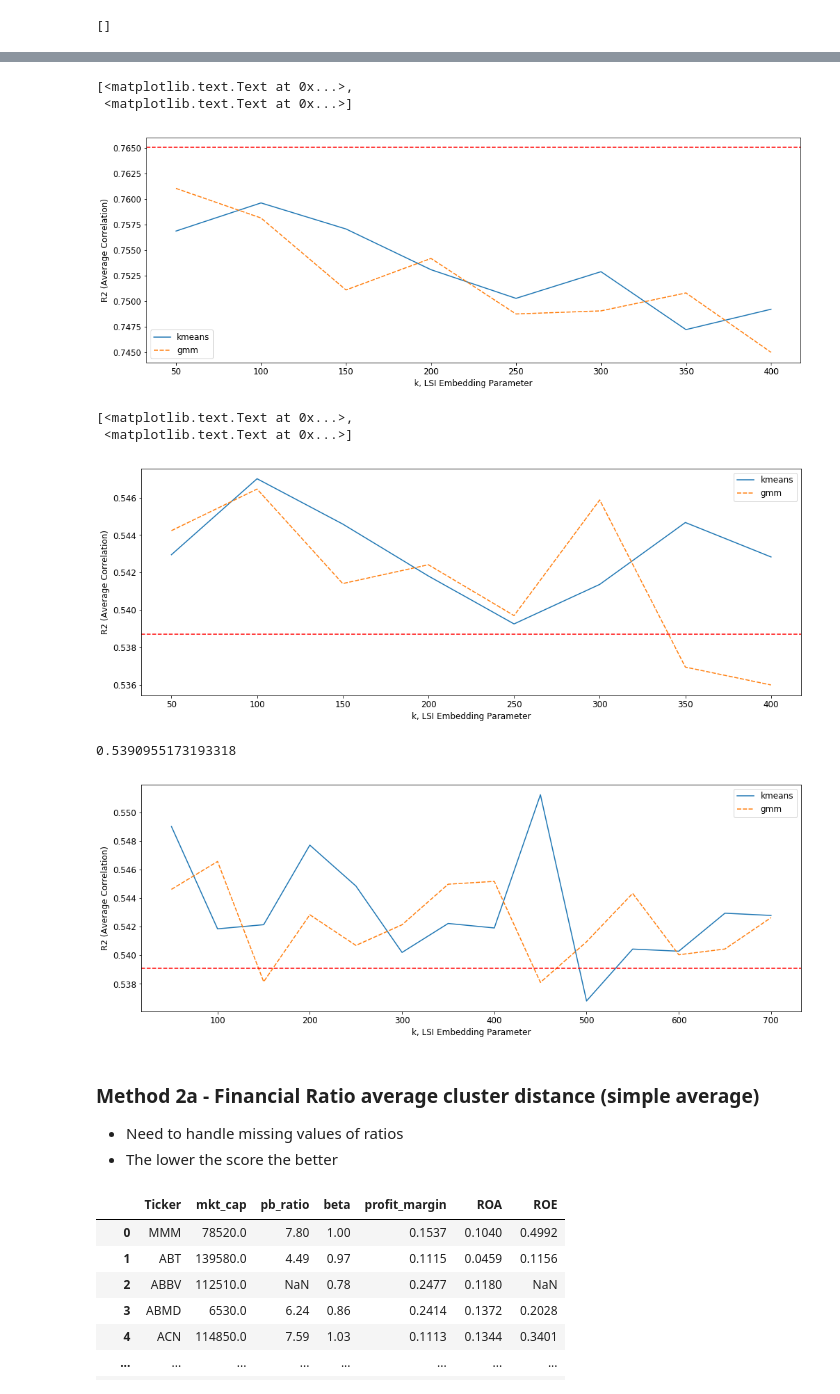
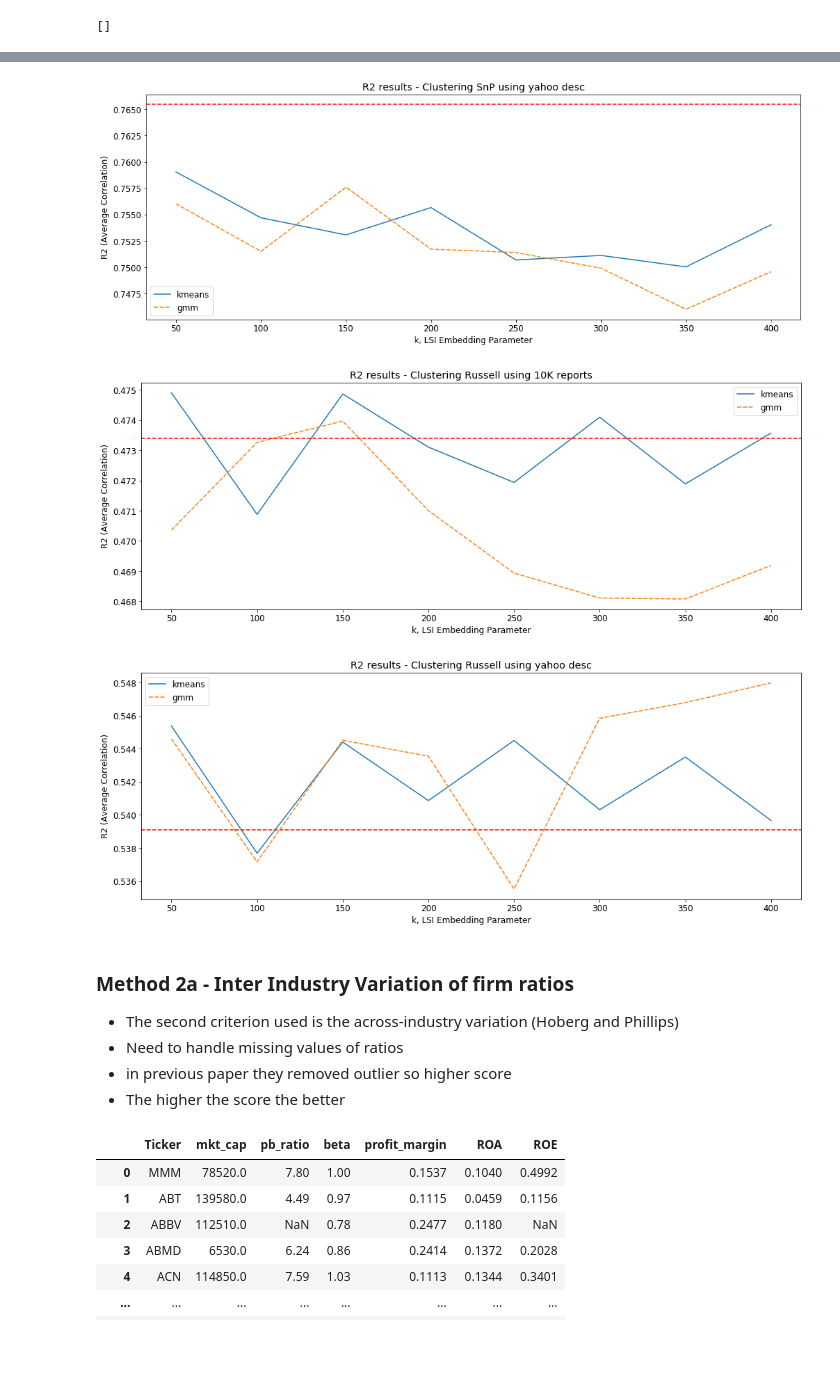
Before and after one commit to Sivalavida/Text-based-Industry-Classification, a Jupyter notebook: LSI Word Embedding.ipynb, the cells around one changed output, grey strips where cells are left out. Drawn from its saved outputs; the diff is of its cells as text; code cells hidden in the pictures; blank space fills up the shorter version.

Commit message:
results generated

```diff
--- a/LSI Word Embedding.ipynb
+++ b/LSI Word Embedding.ipynb
@@ -384,7 +411,7 @@ dtm.shape
 # %%
 gics_df = pd.DataFrame(desc_df.GICS.cat.codes, columns=['GICS'])
 cluster_dfs_list = [desc_df[['Ticker']], gics_df]
-for k in tnrange(50, 701, 50):
+for k in tnrange(50, 401, 50):
     # LSI Embedding
     lsa_k = TruncatedSVD(k, algorithm = 'arpack')
     dtm_lsa_k = lsa_k.fit_transform(dtm)
@@ -536,33 +539,31 @@ ax.set(xlabel='k, LSI Embedding Parameter', ylabel='R2 (Average Correlation)')
 # %%
 ax = sns.lineplot(data=avg_R2_pivot_df, sort=False)
 ax.axhline(GICS_R2, color="red", linestyle="--")
-ax.set(xlabel='k, LSI Embedding Parameter', ylabel='R2 (Average Correlation)')
+ax.set(xlabel='k, LSI Embedding Parameter', ylabel='R2 (Average Correlation)', title='R2 results - Clustering SnP using yahoo desc')
+plt.savefig('data_out/images/1_2.png')
 # %% [output]
-[<matplotlib.text.Text at 0x...>,
- <matplotlib.text.Text at 0x...>]
-[figure, old version]
+[figure, new version]
 # %%
 ax = sns.lineplot(data=avg_R2_pivot_df, sort=False)
 ax.axhline(GICS_R2, color="red", linestyle="--")
-ax.set(xlabel='k, LSI Embedding Parameter', ylabel='R2 (Average Correlation)')
+ax.set(xlabel='k, LSI Embedding Parameter', ylabel='R2 (Average Correlation)', title='R2 results - Clustering Russell using 10K reports')
+plt.savefig('data_out/images/1_3.png')
 # %% [output]
-[<matplotlib.text.Text at 0x...>,
- <matplotlib.text.Text at 0x...>]
-[figure, old version]
+[figure, new version]
 # %%
-print(GICS_R2)
 ax = sns.lineplot(data=avg_R2_pivot_df, sort=False)
 ax.axhline(GICS_R2, color="red", linestyle="--")
-ax.set(xlabel='k, LSI Embedding Parameter', ylabel='R2 (Average Correlation)')
-pass
+ax.set(xlabel='k, LSI Embedding Parameter', ylabel='R2 (Average Correlation)', title='R2 results - Clustering Russell using yahoo desc')
+plt.savefig('data_out/images/1_4.png')
 # %% [output]
-0.5390955173193318
-[figure, old version]
+[figure, new version]
 # %% [markdown]
-### Method 2a - Financial Ratio average cluster distance (simple average)
+### Method 2a - Inter Industry Variation of firm ratios
 
+- The second criterion used is the across-industry variation (Hoberg and Phillips)
 - Need to handle missing values of ratios
-- The lower the score the better
+- in previous paper they removed outlier so higher score
+- The higher the score the better
 # %%
 ticker_ratios_df = pd.read_csv('data_in/russell_ratios.csv')
 # %%
```
Also changed, not shown: parts of 55 cells of this notebook, 15 other files.
